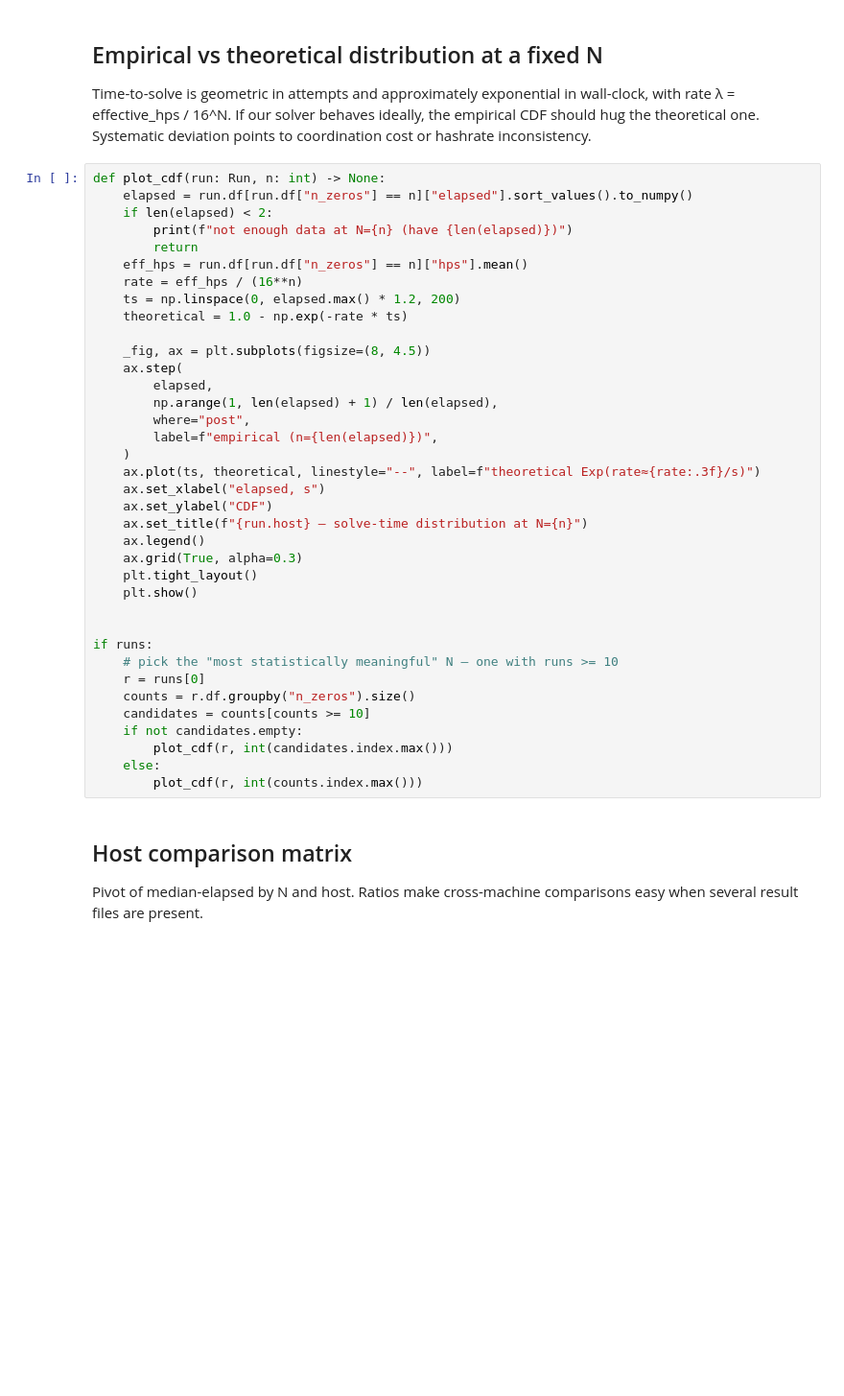
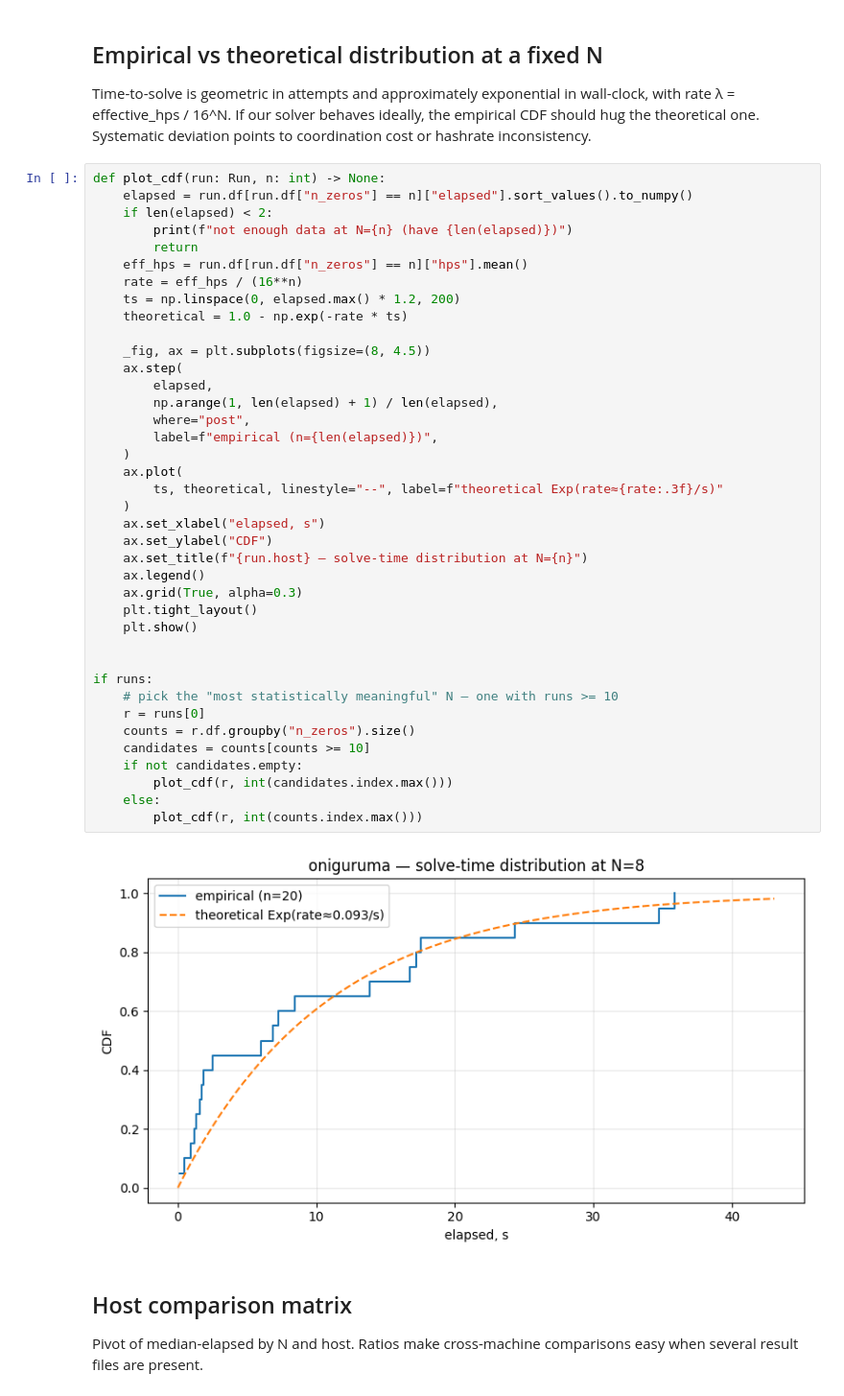
Before and after one commit to danilkiff/pow, a Jupyter notebook: analysis/explore_results.ipynb, the cells around one changed output. Shown at 96% size. Saved outputs shown, nothing was run; the diff lists cells and outputs as text; blank space fills up the shorter version.

```diff
--- a/analysis/explore_results.ipynb
+++ b/analysis/explore_results.ipynb
@@ -198,34 +219,38 @@ def plot_cdf(run: Run, n: int) -> None:
     eff_hps = run.df[run.df["n_zeros"] == n]["hps"].mean()
     rate = eff_hps / (16**n)
     ts = np.linspace(0, elapsed.max() * 1.2, 200)
     theoretical = 1.0 - np.exp(-rate * ts)
 
     _fig, ax = plt.subplots(figsize=(8, 4.5))
     ax.step(
         elapsed,
         np.arange(1, len(elapsed) + 1) / len(elapsed),
         where="post",
         label=f"empirical (n={len(elapsed)})",
     )
-    ax.plot(ts, theoretical, linestyle="--", label=f"theoretical Exp(rate≈{rate:.3f}/s)")
+    ax.plot(
+        ts, theoretical, linestyle="--", label=f"theoretical Exp(rate≈{rate:.3f}/s)"
+    )
     ax.set_xlabel("elapsed, s")
     ax.set_ylabel("CDF")
     ax.set_title(f"{run.host} — solve-time distribution at N={n}")
     ax.legend()
     ax.grid(True, alpha=0.3)
     plt.tight_layout()
     plt.show()
 
 
 if runs:
     # pick the "most statistically meaningful" N — one with runs >= 10
     r = runs[0]
     counts = r.df.groupby("n_zeros").size()
     candidates = counts[counts >= 10]
     if not candidates.empty:
         plot_cdf(r, int(candidates.index.max()))
     else:
         plot_cdf(r, int(counts.index.max()))
+# %% [output]
+[figure, added]
 # %% [markdown]
 ## Host comparison matrix
 
```
Also changed, not shown: parts of 6 cells of this notebook.
